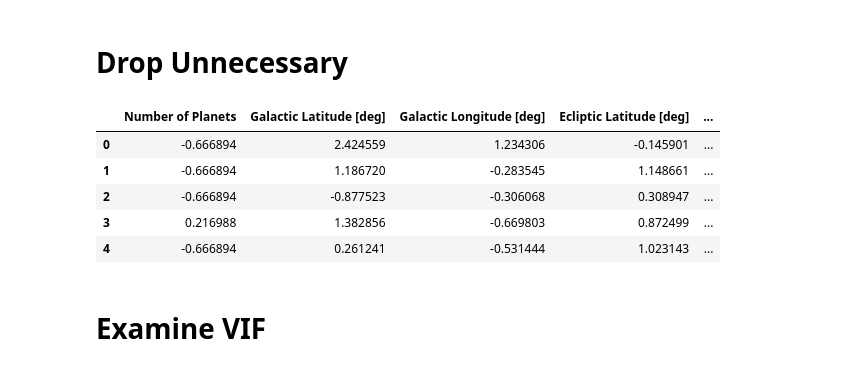
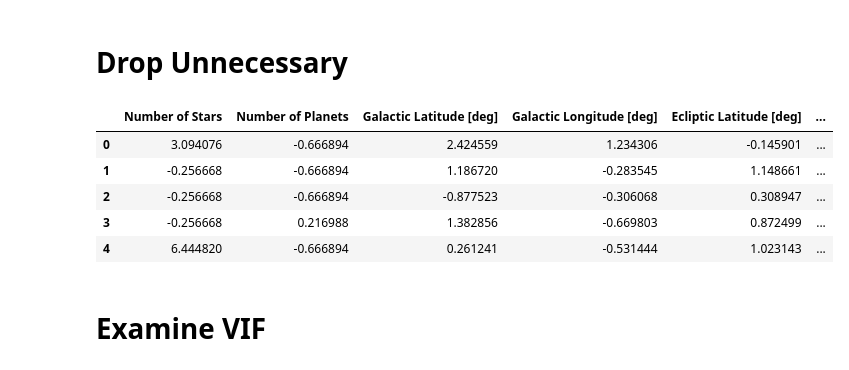
Before and after one commit to KevinCollazos64/Exoplanet-Discovery-Method-ML, a Jupyter notebook: Exoplanet_Composite_Logistic_Regression_Refined_Features.ipynb, the cells around one changed output. Saved outputs shown, nothing was run; the diff lists cells and outputs as text; code cells hidden in the pictures.

```diff
--- a/Exoplanet_Composite_Logistic_Regression_Refined_Features.ipynb
+++ b/Exoplanet_Composite_Logistic_Regression_Refined_Features.ipynb
@@ -18,20 +18,20 @@ composite_preprocessed.head()
 # %% [markdown]
 # Drop Unnecessary
 # %%
-exclude = ['Number of Stars',
-           'Number of Moons',
-           'Number of Emission Spectroscopy Measurements',
-           'Number of Transmission Spectroscopy Measurements',
-           'Discovery Year']
-composite_refined = composite_preprocessed.drop(exclude, axis=1)
+remove = ['Number of Radial Velocity Time Series',
+          'Number of Stellar Spectra Measurements',
+          'Controversial Flag',
+          'Circumbinary Flag',
+          'Number of Moons']
+composite_refined = composite_preprocessed.drop(remove, axis=1)
 composite_refined.head()
 # %% [output]
-|  | Number of Planets | Galactic Latitude [deg] | Galactic Longitude [deg] | Ecliptic Latitude [deg] | ... |
-| 0 | -0.666894 | 2.424559 | 1.234306 | -0.145901 | ... |
-| 1 | -0.666894 | 1.186720 | -0.283545 | 1.148661 | ... |
-| 2 | -0.666894 | -0.877523 | -0.306068 | 0.308947 | ... |
-| 3 | 0.216988 | 1.382856 | -0.669803 | 0.872499 | ... |
-| 4 | -0.666894 | 0.261241 | -0.531444 | 1.023143 | ... |
+|  | Number of Stars | Number of Planets | Galactic Latitude [deg] | Galactic Longitude [deg] | Ecliptic Latitude [deg] | ... |
+| 0 | 3.094076 | -0.666894 | 2.424559 | 1.234306 | -0.145901 | ... |
+| 1 | -0.256668 | -0.666894 | 1.186720 | -0.283545 | 1.148661 | ... |
+| 2 | -0.256668 | -0.666894 | -0.877523 | -0.306068 | 0.308947 | ... |
+| 3 | -0.256668 | 0.216988 | 1.382856 | -0.669803 | 0.872499 | ... |
+| 4 | 6.444820 | -0.666894 | 0.261241 | -0.531444 | 1.023143 | ... |
 # %% [markdown]
 # Examine VIF
 # %% [markdown]
```
Also changed, not shown: parts of 18 cells of this notebook, 1 other file.
